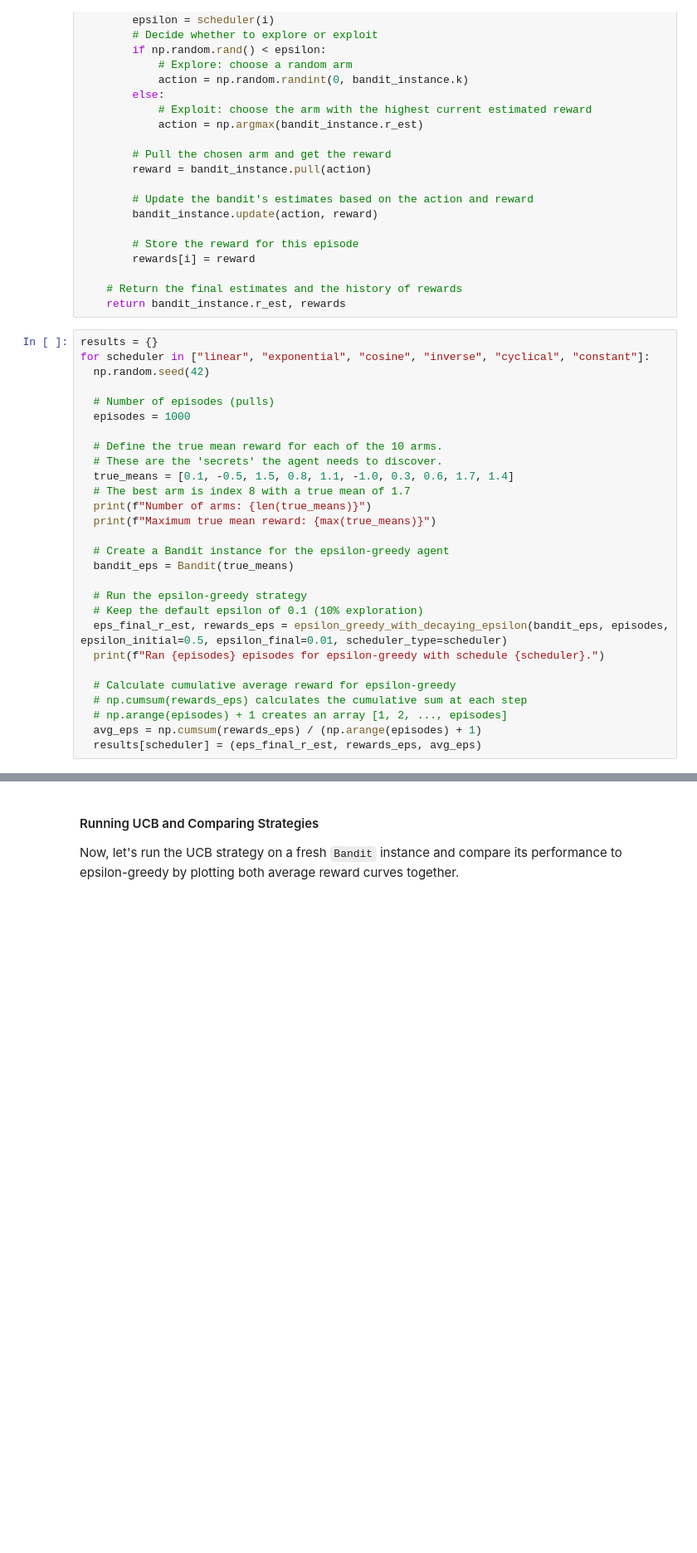
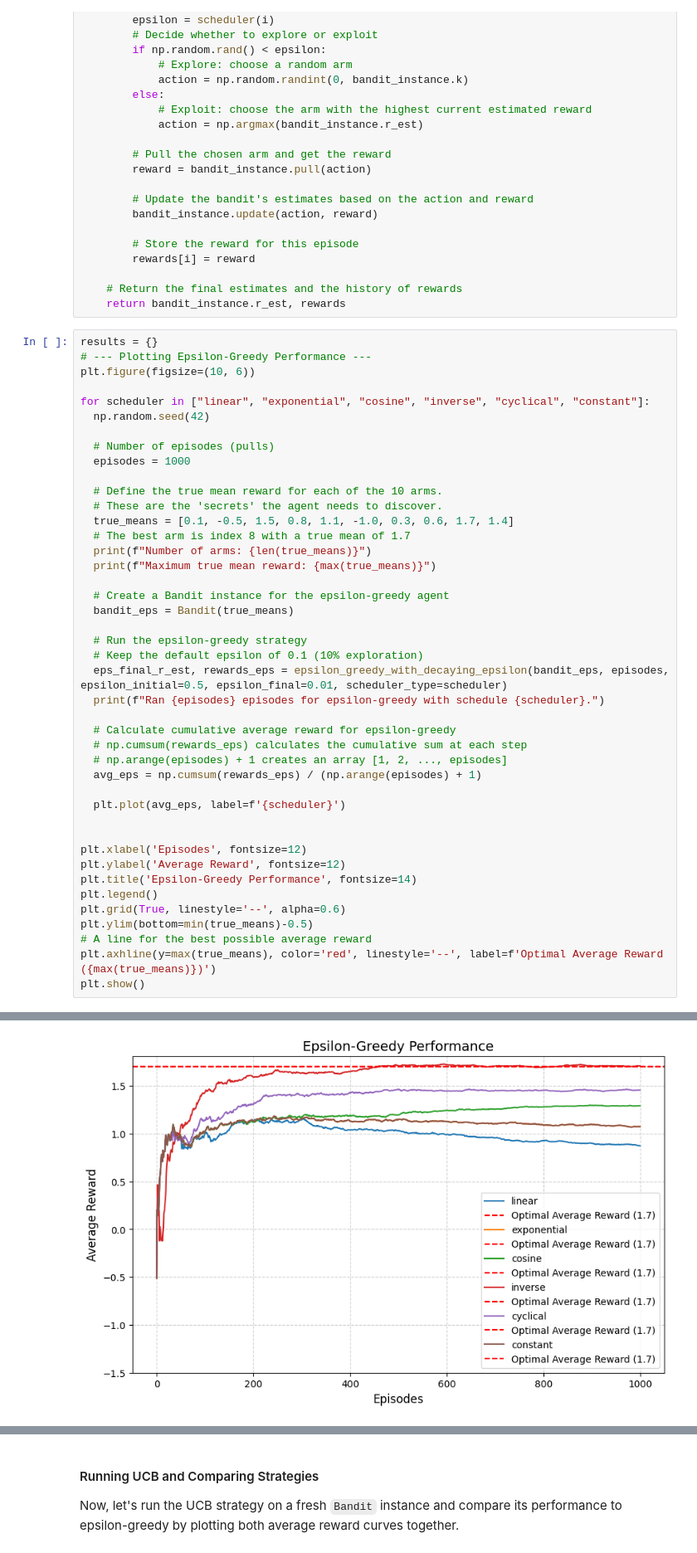
Before and after one commit to rameshaditya-me/reinforcement-learning-from-scratch, a Jupyter notebook: lecture1_MAB.ipynb, the cells around one changed output, grey strips where cells are left out. Shown at 83% size. Cells and saved outputs as stored; diff of their text form; blank space fills up the shorter version.

```diff
--- a/lecture1_MAB.ipynb
+++ b/lecture1_MAB.ipynb
@@ -542,6 +542,9 @@ def epsilon_greedy_with_decaying_epsilon(bandit_instance, episodes=1000, epsilon
     return bandit_instance.r_est, rewards
 # %%
 results = {}
+# --- Plotting Epsilon-Greedy Performance ---
+plt.figure(figsize=(10, 6))
+
 for scheduler in ["linear", "exponential", "cosine", "inverse", "cyclical", "constant"]:
   np.random.seed(42)
 
@@ -559,34 +562,47 @@ for scheduler in ["linear", "exponential", "cosine", "inverse", "cyclical", "con
   bandit_eps = Bandit(true_means)
 
   # Run the epsilon-greedy strategy
   # Keep the default epsilon of 0.1 (10% exploration)
   eps_final_r_est, rewards_eps = epsilon_greedy_with_decaying_epsilon(bandit_eps, episodes, epsilon_initial=0.5, epsilon_final=0.01, scheduler_type=scheduler)
   print(f"Ran {episodes} episodes for epsilon-greedy with schedule {scheduler}.")
 
   # Calculate cumulative average reward for epsilon-greedy
   # np.cumsum(rewards_eps) calculates the cumulative sum at each step
   # np.arange(episodes) + 1 creates an array [1, 2, ..., episodes]
   avg_eps = np.cumsum(rewards_eps) / (np.arange(episodes) + 1)
-  results[scheduler] = (eps_final_r_est, rewards_eps, avg_eps)
+
+  plt.plot(avg_eps, label=f'{scheduler}')
+
+
+plt.xlabel('Episodes', fontsize=12)
+plt.ylabel('Average Reward', fontsize=12)
+plt.title('Epsilon-Greedy Performance', fontsize=14)
+plt.legend()
+plt.grid(True, linestyle='--', alpha=0.6)
+plt.ylim(bottom=min(true_means)-0.5)
+# A line for the best possible average reward
+plt.axhline(y=max(true_means), color='red', linestyle='--', label=f'Optimal Average Reward ({max(true_means)})')
+plt.show()
 # %% [output]
 Number of arms: 10
 Maximum true mean reward: 1.7
 Ran 1000 episodes for epsilon-greedy with schedule linear.
 Number of arms: 10
 Maximum true mean reward: 1.7
 Ran 1000 episodes for epsilon-greedy with schedule exponential.
 Number of arms: 10
 Maximum true mean reward: 1.7
 Ran 1000 episodes for epsilon-greedy with schedule cosine.
 Number of arms: 10
 Maximum true mean reward: 1.7
 Ran 1000 episodes for epsilon-greedy with schedule inverse.
 Number of arms: 10
 Maximum true mean reward: 1.7
 Ran 1000 episodes for epsilon-greedy with schedule cyclical.
 Number of arms: 10
 Maximum true mean reward: 1.7
 Ran 1000 episodes for epsilon-greedy with schedule constant.
+[figure, added]
 # %% [markdown]
 ---
 
```
